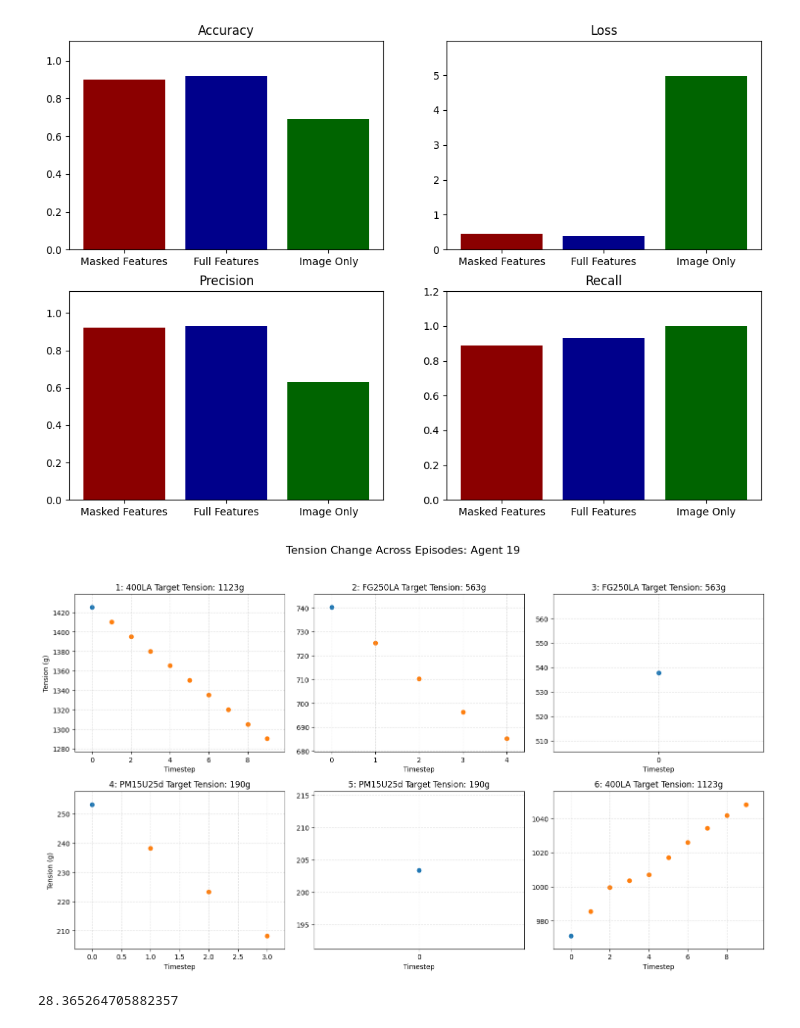
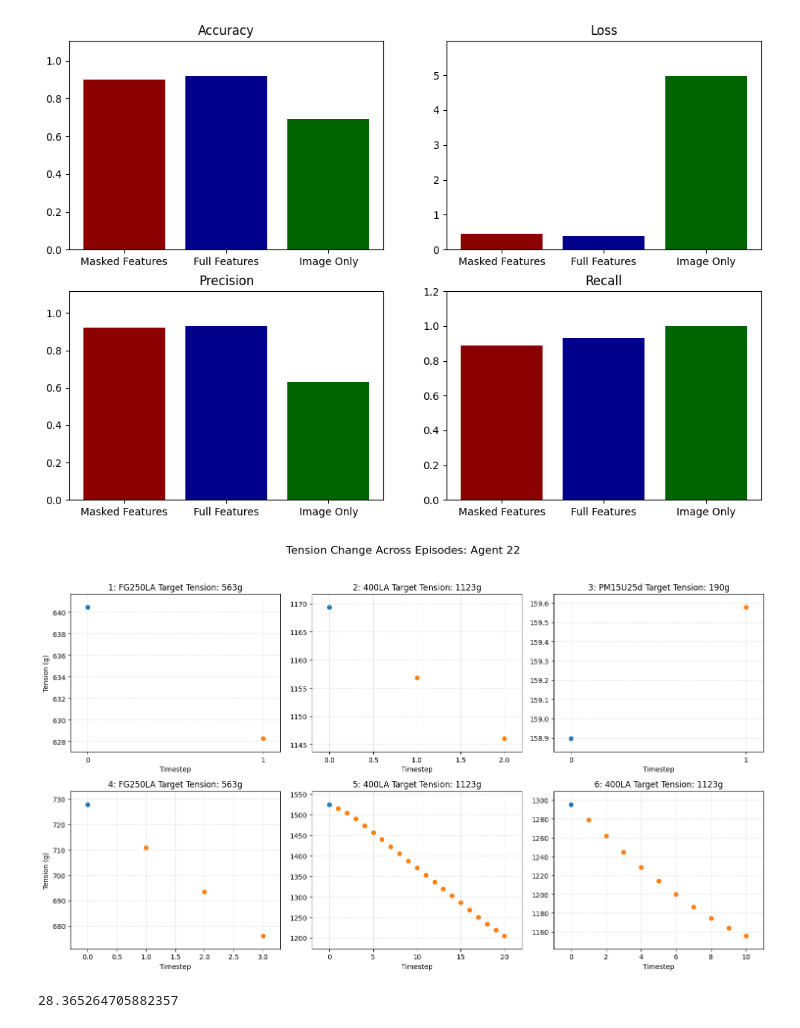
Before and after one commit to c-lombardi23/FOCAL, a Jupyter notebook: notebooks/Abalation_Study.ipynb, the cells around one changed output. Drawn from its saved outputs; the diff is of its cells as text; code cells hidden in the pictures.

```diff
--- a/notebooks/Abalation_Study.ipynb
+++ b/notebooks/Abalation_Study.ipynb
@@ -48,6 +48,10 @@ for i, metric in enumerate(metrics):
 filepath = "C:/Users/clombardi/ImageProcessingClone/src/mlruns/666790921765345951/c1a1f085055845ee865c39d98d1335ed/artifacts/test_episodes.json"
 with open(filepath, 'r') as f:
     data = json.load(f)
+# %%
+filepath = "C:/Users/clombardi/ImageProcessingClone/src/mlruns/666790921765345951/f76eb2e9f8e0473198eb6194083272f7/artifacts/test_episodes.json"
+with open(filepath, 'r') as f:
+    data = json.load(f)
 # %%
 def gather_data(data):
     episode_info = []
@@ -100,7 +104,7 @@ def plot_func(df, figsize, episode_range, agent_number):
         ideal_tension = df.loc[df['episode'] == episode, 'current ideal tension'].iloc[0]
         ax.scatter(0, start_tension)
         ax.grid(True, linestyle="--", alpha=0.4)
-        x = np.arange(1, len(tensions))
+        x = np.arange(1, len(tensions)+1)
         ax.scatter(x, tensions[:len(x)])
         ax.set_title(f'{episode}: {fiber_type} Target Tension: {ideal_tension:.0f}g')
         ax.set_xlabel('Timestep')
@@ -117,9 +121,9 @@ def plot_func(df, figsize, episode_range, agent_number):
     plt.savefig(f"C:\\Users\\clombardi\\RL_training_agent{agent_number}.png")
     plt.show()
 # %%
-plot_func(df, figsize=(15, 9), episode_range = (1, 7), agent_number=19)
+plot_func(df, figsize=(15, 9), episode_range = (1, 7), agent_number=22)
 # %% [output]
-[figure, old version]
+[figure, new version]
 # %%
 csv_path = "C:\\Users\\clombardi\\FG250LA_1\\Individual_Trials\\mlp_model_1_performance.csv"
 df = pd.read_csv(csv_path)
```
Also changed, not shown: 3 other files.
